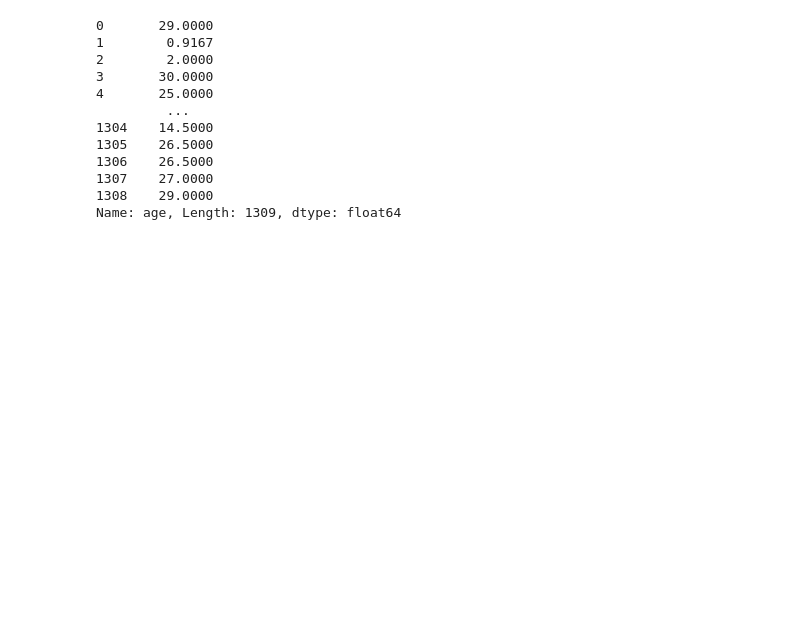
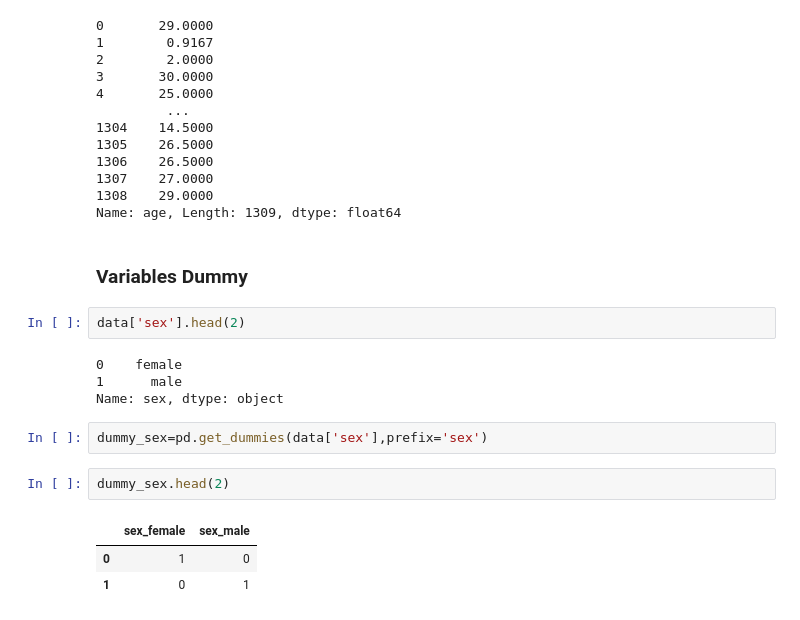
Before and after one commit to giordanap/Udemy-Machine_Learning, a Jupyter notebook: sript_02.ipynb, the cells around one changed output. Saved outputs shown, nothing was run; the diff lists cells and outputs as text; blank space fills up the shorter version.

```diff
--- a/sript_02.ipynb
+++ b/sript_02.ipynb
@@ -153,3 +153,19 @@ data5['age'].fillna(method='backfill') ## backwardfill, se remplaza por el prime
 1307    27.0000
 1308    29.0000
 Name: age, Length: 1309, dtype: float64
+# %% [markdown]
+### Variables Dummy
+# %%
+data['sex'].head(2)
+# %% [output]
+0    female
+1      male
+Name: sex, dtype: object
+# %%
+dummy_sex=pd.get_dummies(data['sex'],prefix='sex')
+# %%
+dummy_sex.head(2)
+# %% [output]
+|  | sex_female | sex_male |
+| 0 | 1 | 0 |
+| 1 | 0 | 1 |
```
Also changed, not shown: parts of 8 cells of this notebook.
